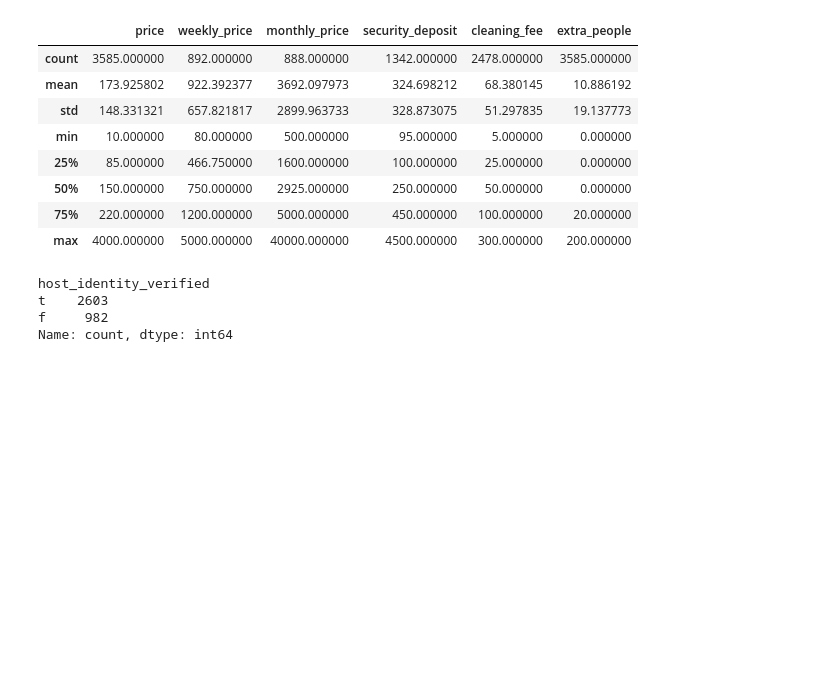
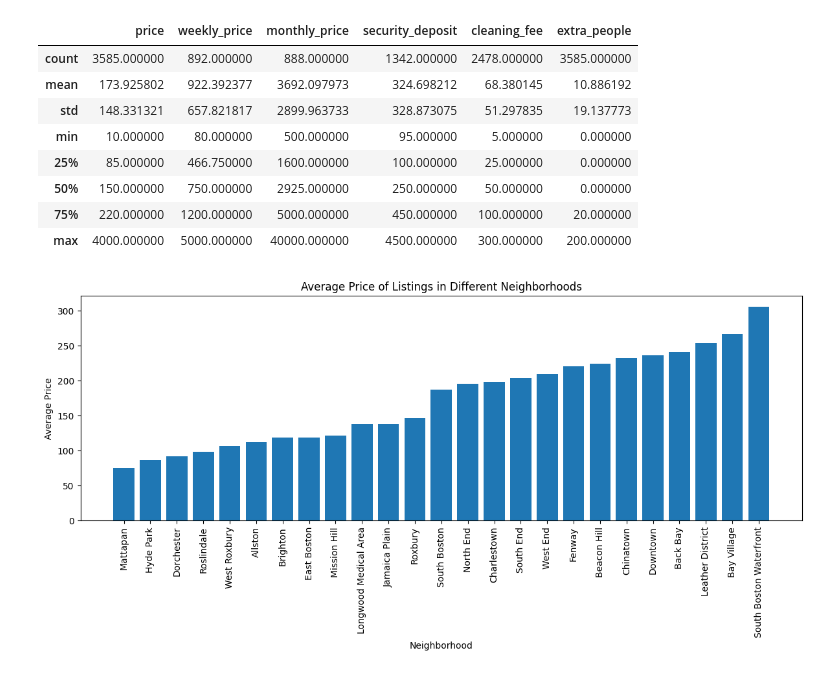
Before and after one commit to SkandaPrasad-S/SeattleAirbnbData_Explration, a Jupyter notebook: ExploringListingsDataset.ipynb, the cells around one changed output. Drawn from its saved outputs; the diff is of its cells as text; code cells hidden in the pictures; blank space fills up the shorter version.

```diff
--- a/ExploringListingsDataset.ipynb
+++ b/ExploringListingsDataset.ipynb
@@ -133,6 +140,7 @@ print(columns_with_dollar_sign)
 # %%
 columns_with_price = [ 'price', 'weekly_price', 'monthly_price', 'security_deposit', 'cleaning_fee', 'extra_people']
-
+for column in columns_with_price:
+    listings_df[column] = listings_df[column].str.replace('$', '').str.replace(',', '').astype(float)
 listings_df[columns_with_price].describe()
 # %% [output]
 |  | price | weekly_price | monthly_price | security_deposit | cleaning_fee | extra_people |
@@ -145,9 +153,17 @@ listings_df[columns_with_price].describe()
 | 75% | 220.000000 | 1200.000000 | 5000.000000 | 450.000000 | 100.000000 | 20.000000 |
 | max | 4000.000000 | 5000.000000 | 40000.000000 | 4500.000000 | 300.000000 | 200.000000 |
 # %%
-listings_df['host_identity_verified'].value_counts()
+average_price_neighborhood = listings_df.groupby("neighbourhood_cleansed")["price"].mean()
+sorted_neighborhoods = average_price_neighborhood.sort_values()
+
+# Plotting the average prices
+plt.figure(figsize=(12, 6))
+plt.bar(sorted_neighborhoods.index, sorted_neighborhoods.values)
+plt.xticks(rotation=90)
+plt.xlabel("Neighborhood")
+plt.ylabel("Average Price")
+plt.title("Average Price of Listings in Different Neighborhoods")
+plt.tight_layout()
+plt.show()
 # %% [output]
-host_identity_verified
-t    2603
-f     982
-Name: count, dtype: int64
+[figure, added]
```
Also changed, not shown: parts of 10 cells of this notebook, 1 other file.
